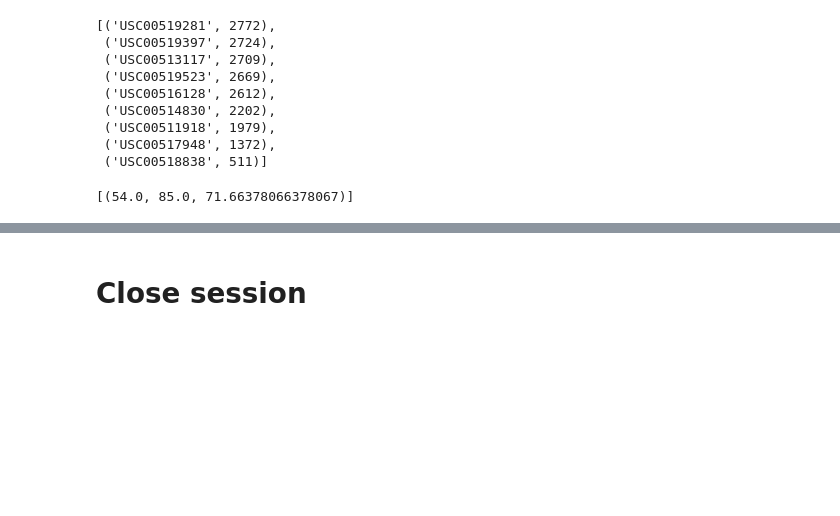
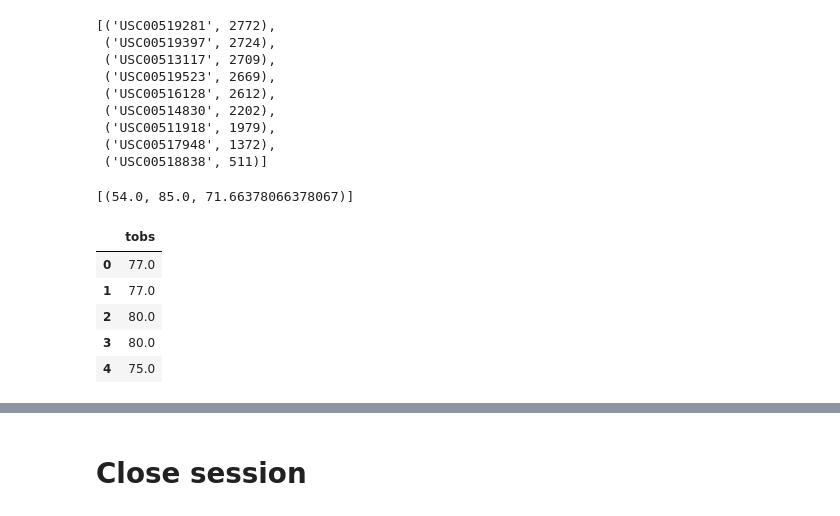
Before and after one commit to twolightsabovethesea/sqlalchemy-challenge, a Jupyter notebook: climate_starter.ipynb, the cells around one changed output, grey strips where cells are left out. Drawn from its saved outputs; the diff is of its cells as text; code cells hidden in the pictures; blank space fills up the shorter version.

```diff
--- a/climate_starter.ipynb
+++ b/climate_starter.ipynb
@@ -177,3 +188,18 @@ session.query(func.min(Measurement.tobs), func.max(Measurement.tobs), func.avg(M
 # %%
 # Using the most active station id
 # Query the last 12 months of temperature observation data for this station and plot the results as a histogram
+# %%
+temps = session.query(Measurement.tobs).\
+    filter(Measurement.station == 'USC00519281').\
+    filter(Measurement.date >= one_year)
+
+temps_df = pd.DataFrame(temps, columns=['tobs'])
+
+temps_df.head()
+# %% [output]
+|  | tobs |
+| 0 | 77.0 |
+| 1 | 77.0 |
+| 2 | 80.0 |
+| 3 | 80.0 |
+| 4 | 75.0 |
```
Also changed, not shown: parts of 2 cells of this notebook.
